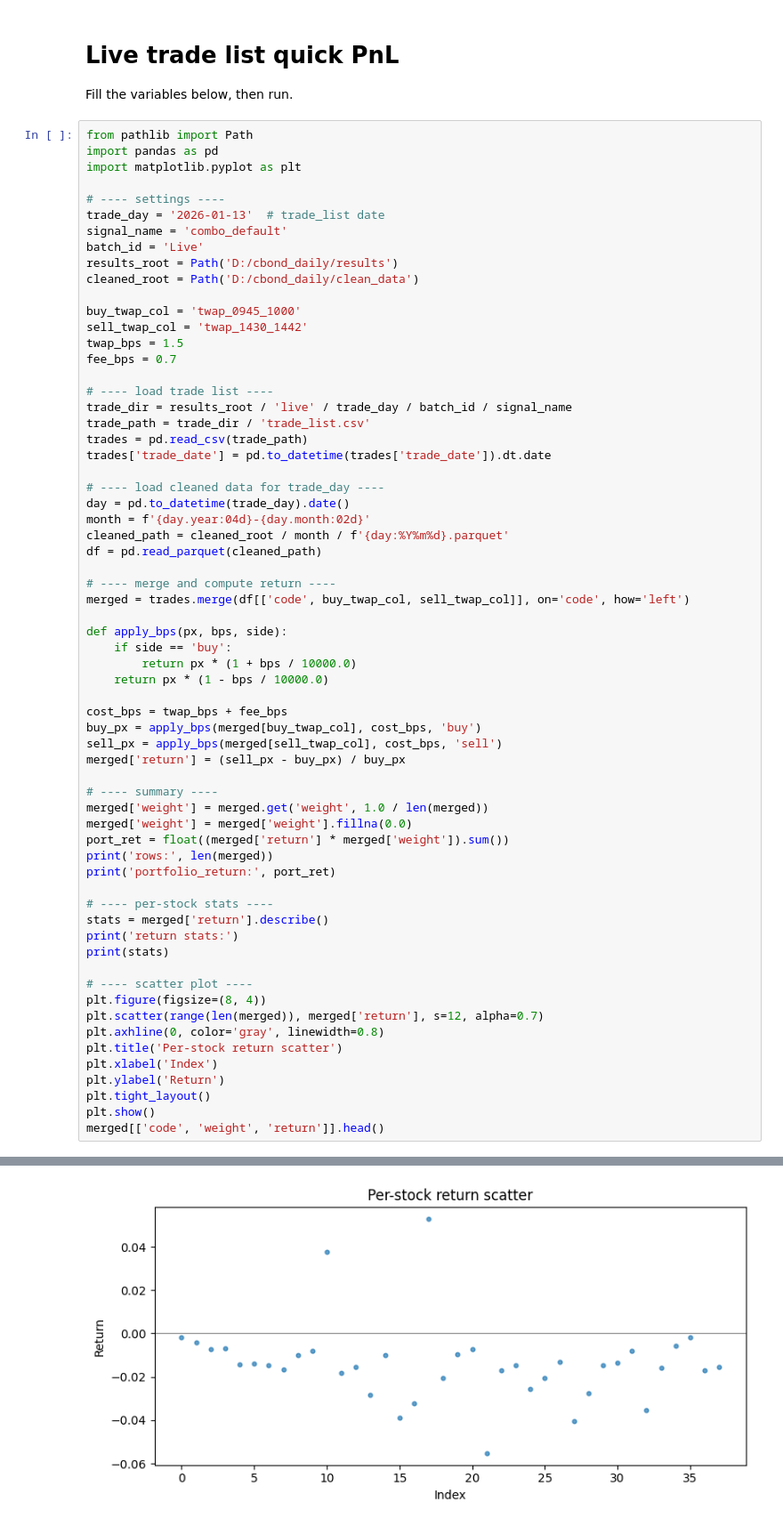
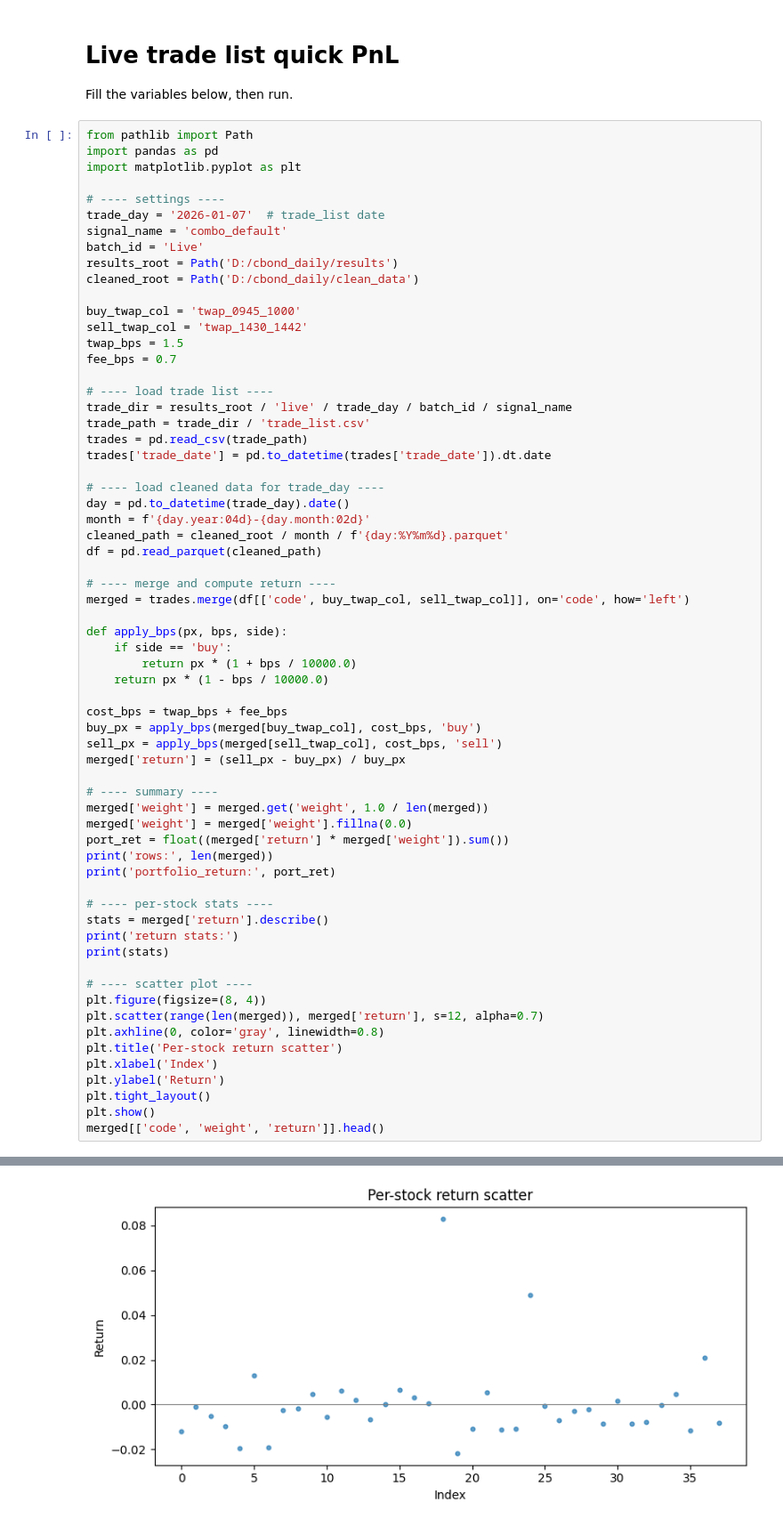
Before and after one commit to gwc0207/CBOND_DAY, a Jupyter notebook: notebooks/live_trade_pnl.ipynb, the cells around one changed output, grey strips where cells are left out. Shown at 89% size. Saved outputs shown, nothing was run; the diff lists cells and outputs as text.

```diff
--- a/notebooks/live_trade_pnl.ipynb
+++ b/notebooks/live_trade_pnl.ipynb
@@ -8,7 +8,7 @@ import pandas as pd
 import matplotlib.pyplot as plt
 
 # ---- settings ----
-trade_day = '2026-01-13'  # trade_list date
+trade_day = '2026-01-07'  # trade_list date
 signal_name = 'combo_default'
 batch_id = 'Live'
 results_root = Path('D:/cbond_daily/results')
@@ -81,3 +81,3 @@ max       0.052852
 Name: return, dtype: float64
-[figure, old version]
+[figure, new version]
 |  | code | weight | return |
```
Also changed, not shown: parts of 2 cells of this notebook, 6 other files.
